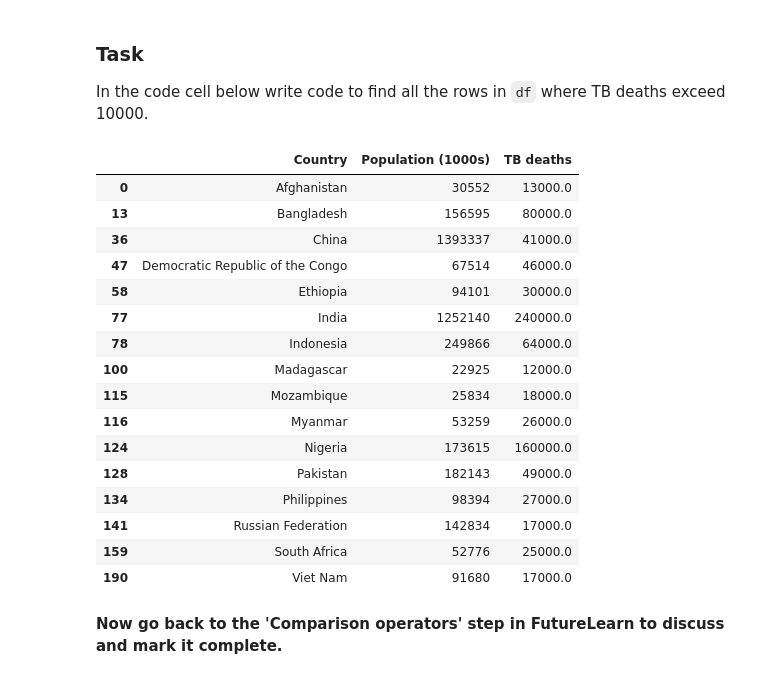
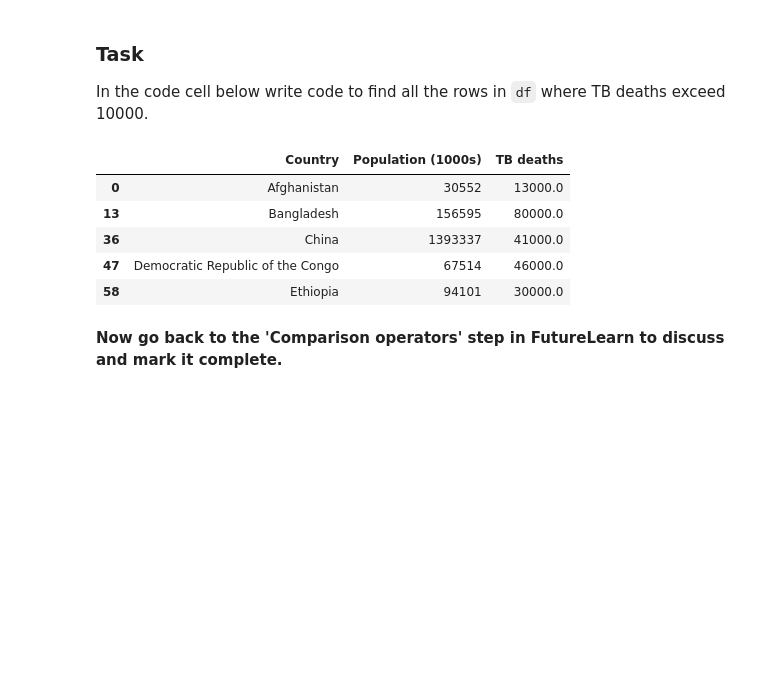
Before and after one commit to P7h/FutureLearn__Learn_to_Code_for_Data_Analysis, a Jupyter notebook: Week#2/Week_2_exercises.ipynb, the cells around one changed output. Saved outputs shown, nothing was run; the diff lists cells and outputs as text; code cells hidden in the pictures; blank space fills up the shorter version.

```diff
--- a/Week#2/Week_2_exercises.ipynb
+++ b/Week#2/Week_2_exercises.ipynb
@@ -240,25 +229,14 @@ df[df['Population (1000s)'] > 80000]
 ### Task
 In the code cell below write code to find all the rows in <code>df</code> where TB deaths exceed 10000.
 # %%
-df[df['TB deaths'] > 10000]
+df[df['TB deaths'] > 10000].head()
 # %% [output]
 |  | Country | Population (1000s) | TB deaths |
 | 0 | Afghanistan | 30552 | 13000.0 |
 | 13 | Bangladesh | 156595 | 80000.0 |
 | 36 | China | 1393337 | 41000.0 |
 | 47 | Democratic Republic of the Congo | 67514 | 46000.0 |
 | 58 | Ethiopia | 94101 | 30000.0 |
-| 77 | India | 1252140 | 240000.0 |
-| 78 | Indonesia | 249866 | 64000.0 |
-| 100 | Madagascar | 22925 | 12000.0 |
-| 115 | Mozambique | 25834 | 18000.0 |
-| 116 | Myanmar | 53259 | 26000.0 |
-| 124 | Nigeria | 173615 | 160000.0 |
-| 128 | Pakistan | 182143 | 49000.0 |
-| 134 | Philippines | 98394 | 27000.0 |
-| 141 | Russian Federation | 142834 | 17000.0 |
-| 159 | South Africa | 52776 | 25000.0 |
-| 190 | Viet Nam | 91680 | 17000.0 |
 # %% [markdown]
 **Now go back to the 'Comparison operators' step in FutureLearn to discuss and mark it complete.**
 # %% [markdown]
```
Also changed, not shown: parts of 8 cells of this notebook, 2 other files.
